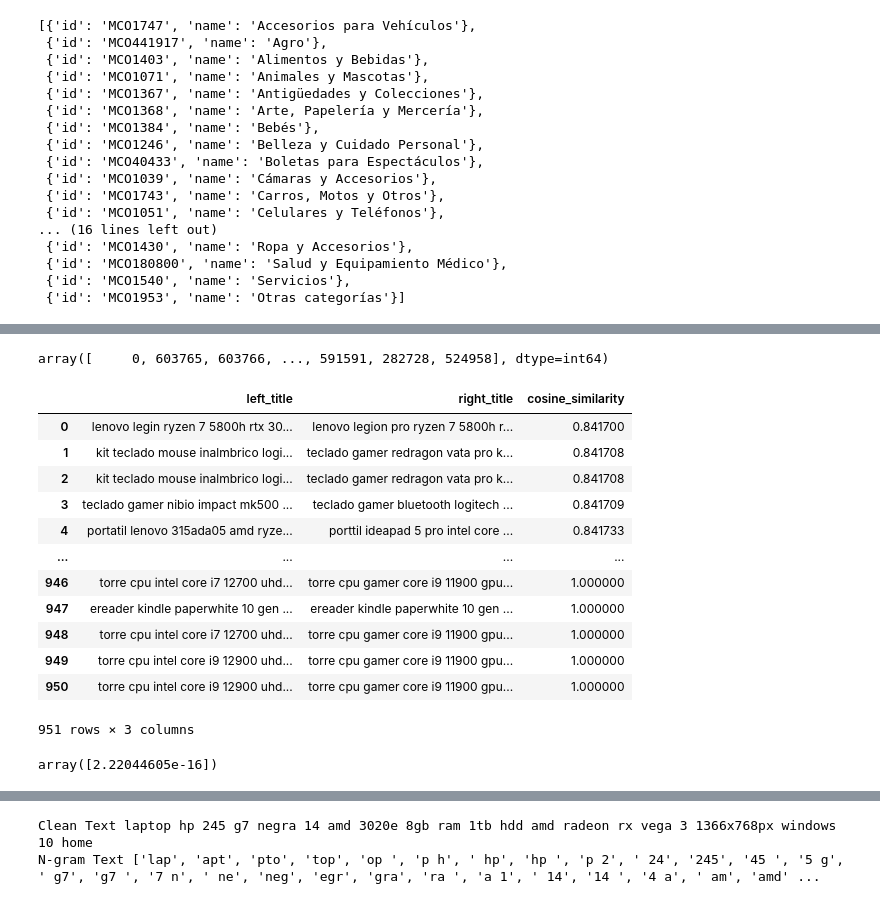
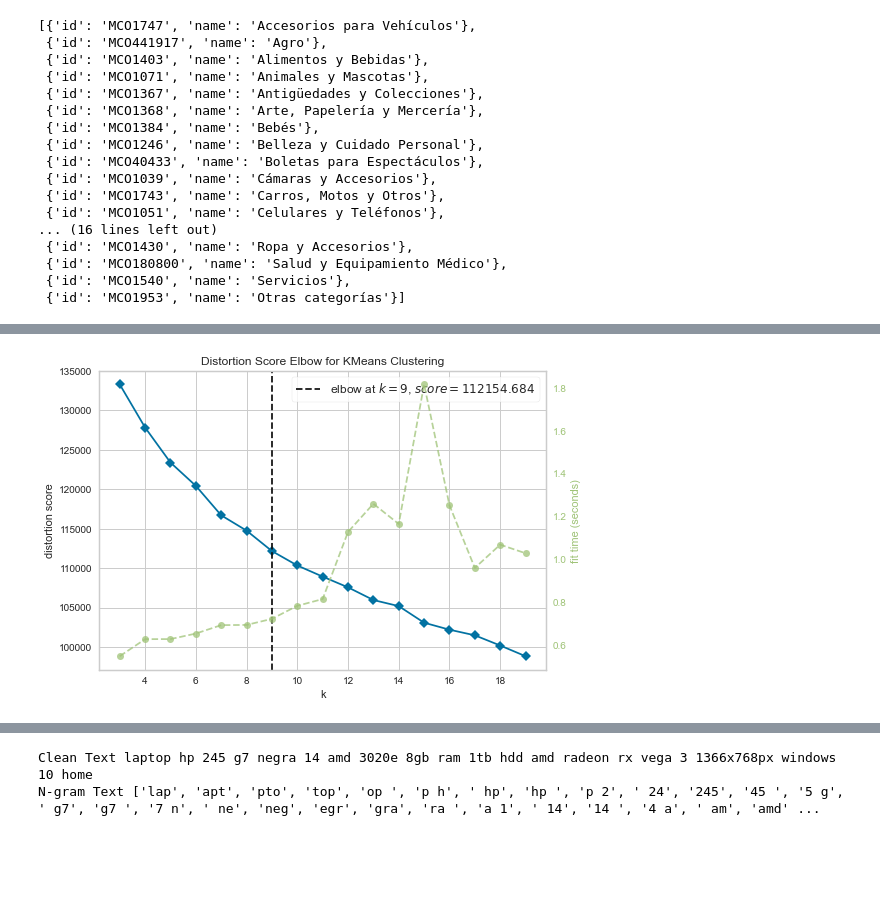
Before and after one commit to juanmigutierrez/Mercado_libre, a Jupyter notebook: Data_scienceChallenge.ipynb, the cells around one changed output, grey strips where cells are left out. Saved outputs shown, nothing was run; the diff lists cells and outputs as text; code cells hidden in the pictures; blank space fills up the shorter version.

```diff
--- a/Data_scienceChallenge.ipynb
+++ b/Data_scienceChallenge.ipynb
@@ -613,3 +1066,3 @@ from sklearn.metrics.pairwise import cosine_similarity
 # %%
-database_notitle = image_similarity.database.drop(columns = ['title'])
+database_notitle = image_similarity.database.drop(columns = ['title', 'url' , 'price'])
 matrix_similarity = cosine_similarity(database_notitle)
@@ -657,4 +1068,0 @@ top_k_indexes = np.unravel_index(np.argsort(matrix_similarity.ravel()), matrix_s
-# %%
-np.argsort(matrix_similarity.ravel())
-# %% [output]
-array([     0, 603765, 603766, ..., 591591, 282728, 524958], dtype=int64)
@@ -686,22 +1069,4 @@ for i in range(1, int(batch)):
-# %%
-top_cosine_similarity
-# %% [output]
-|  | left_title | right_title | cosine_similarity |
-| 0 | lenovo legin ryzen 7 5800h rtx 30... | lenovo legion pro ryzen 7 5800h r... | 0.841700 |
-| 1 | kit teclado mouse inalmbrico logi... | teclado gamer redragon vata pro k... | 0.841708 |
-| 2 | kit teclado mouse inalmbrico logi... | teclado gamer redragon vata pro k... | 0.841708 |
-| 3 | teclado gamer nibio impact mk500 ... | teclado gamer bluetooth logitech ... | 0.841709 |
-| 4 | portatil lenovo 315ada05 amd ryze... | porttil ideapad 5 pro intel core ... | 0.841733 |
-| ... | ... | ... | ... |
-| 946 | torre cpu intel core i7 12700 uhd... | torre cpu gamer core i9 11900 gpu... | 1.000000 |
-| 947 | ereader kindle paperwhite 10 gen ... | ereader kindle paperwhite 10 gen ... | 1.000000 |
-| 948 | torre cpu intel core i7 12700 uhd... | torre cpu gamer core i9 11900 gpu... | 1.000000 |
-| 949 | torre cpu intel core i9 12900 uhd... | torre cpu gamer core i9 11900 gpu... | 1.000000 |
-| 950 | torre cpu intel core i9 12900 uhd... | torre cpu gamer core i9 11900 gpu... | 1.000000 |
-951 rows × 3 columns
-# %%
-from scipy.spatial import distance
-metric = 'cosine'
-dc = distance.cdist([embedding_image], [embedding_image], metric)[0]
-# %% [output]
-array([2.22044605e-16])
+# %%
+image_similarity.elbow_score_kmeans(database_notitle, limit = 20)
+# %% [output]
+[figure, added]
```
Also changed, not shown: parts of 45 cells of this notebook, 9 other files.
